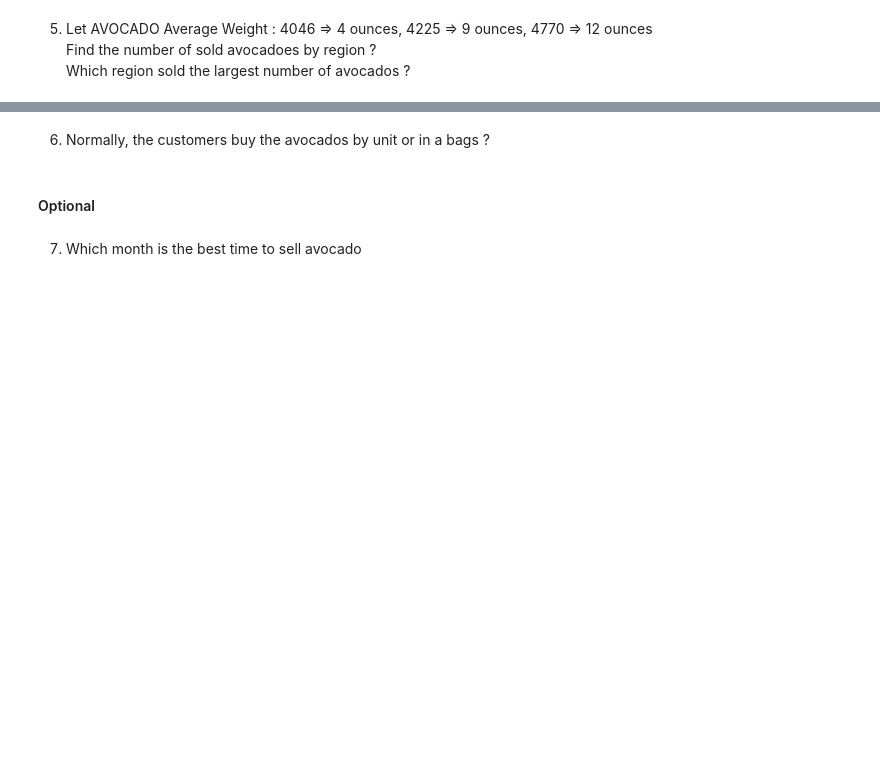
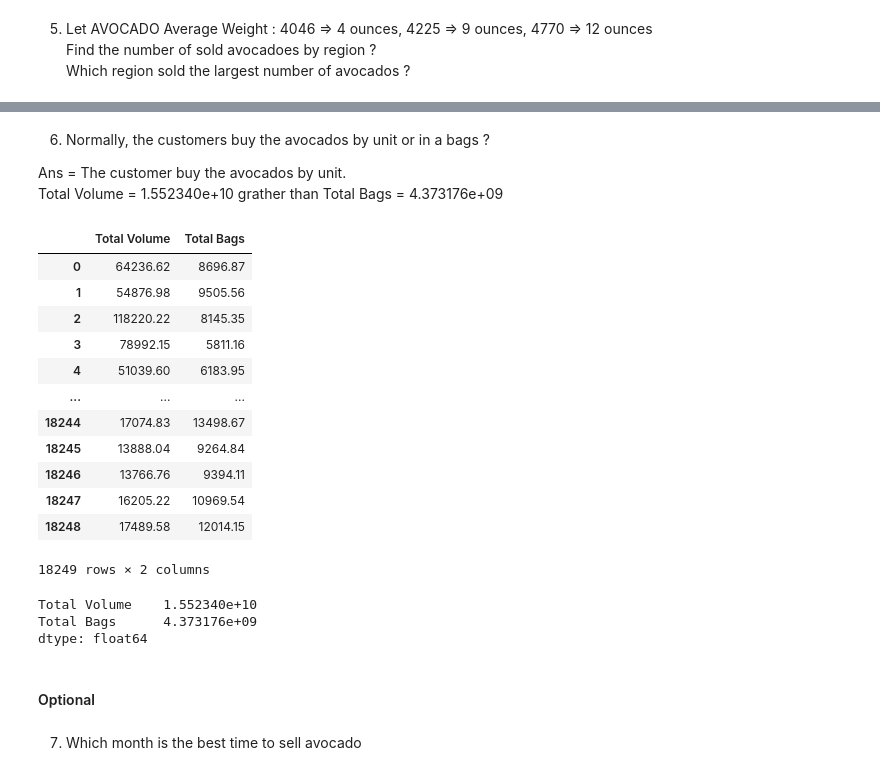
Before and after one commit to PimchanokD/Homework6-AVOCADO, a Jupyter notebook: HW06 Avocado.ipynb, the cells around one changed output, grey strips where cells are left out. Cells and saved outputs as stored; diff of their text form; code cells hidden in the pictures; blank space fills up the shorter version.

```diff
--- a/HW06 Avocado.ipynb
+++ b/HW06 Avocado.ipynb
@@ -157,5 +207,30 @@ region_income
 # %% [markdown]
 6) Normally, the customers buy the avocados by unit or in a bags ?
+
+Ans = The customer buy the avocados by unit. \
+        Total Volume = 1.552340e+10 grather than Total Bags = 4.373176e+09
+# %%
+df[['Total Volume','Total Bags']]
+# %% [output]
+|  | Total Volume | Total Bags |
+| 0 | 64236.62 | 8696.87 |
+| 1 | 54876.98 | 9505.56 |
+| 2 | 118220.22 | 8145.35 |
+| 3 | 78992.15 | 5811.16 |
+| 4 | 51039.60 | 6183.95 |
+| ... | ... | ... |
+| 18244 | 17074.83 | 13498.67 |
+| 18245 | 13888.04 | 9264.84 |
+| 18246 | 13766.76 | 9394.11 |
+| 18247 | 16205.22 | 10969.54 |
+| 18248 | 17489.58 | 12014.15 |
+18249 rows × 2 columns
+# %%
+df[['Total Volume','Total Bags']].sum()
+# %% [output]
+Total Volume    1.552340e+10
+Total Bags      4.373176e+09
+dtype: float64
 # %% [markdown]
 #### Optional
 # %% [markdown]
```
Also changed, not shown: parts of 10 cells of this notebook.
